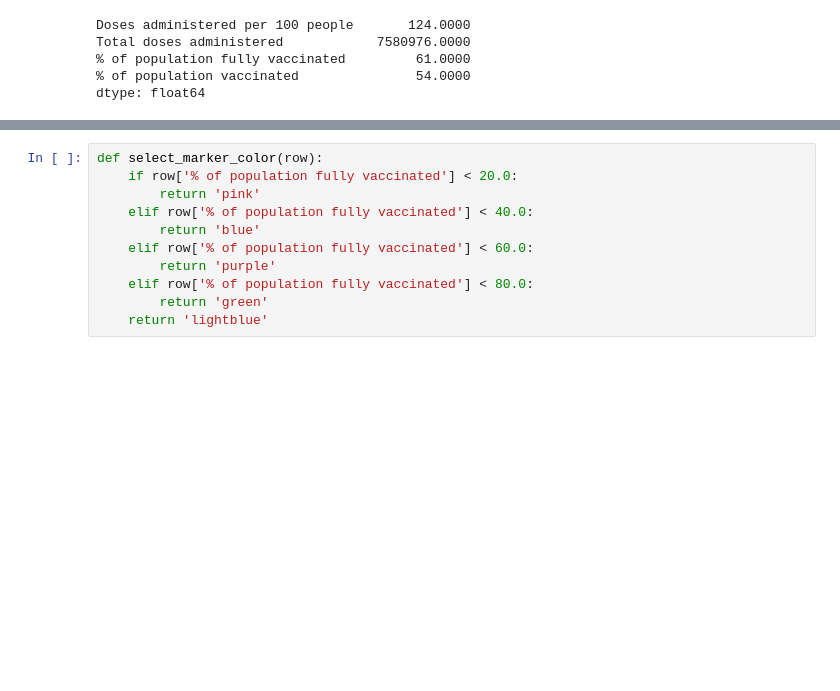
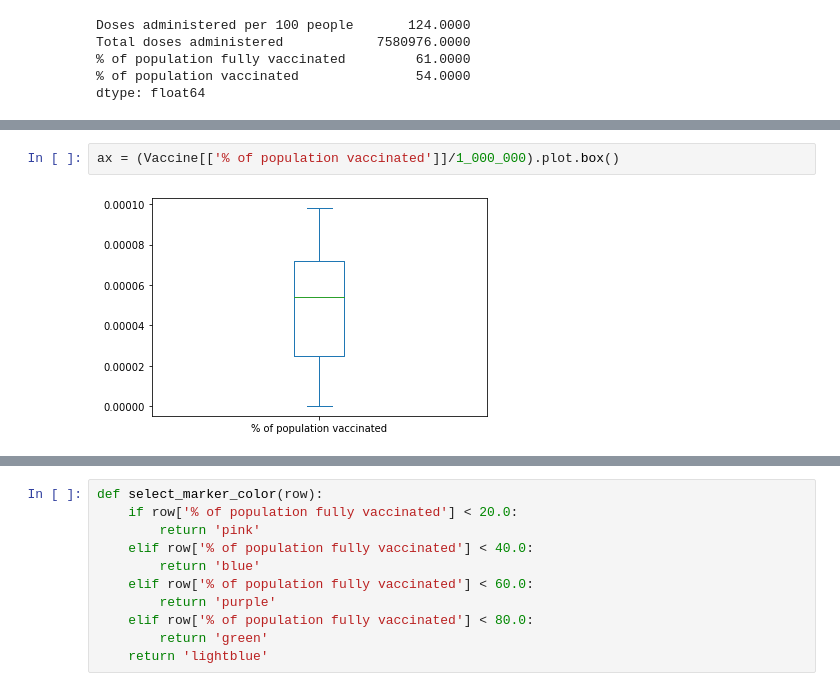
Before and after one commit to uzdanska/Vaccine, a Jupyter notebook: Analiza.ipynb, the cells around one changed output, grey strips where cells are left out. Saved outputs shown, nothing was run; the diff lists cells and outputs as text; blank space fills up the shorter version.

```diff
--- a/Analiza.ipynb
+++ b/Analiza.ipynb
@@ -168,0 +237,4 @@ dtype: float64
+# %%
+ax = (Vaccine[['% of population vaccinated']]/1_000_000).plot.box()
+# %% [output]
+[figure, added]
```
Also changed, not shown: parts of 19 cells of this notebook.
